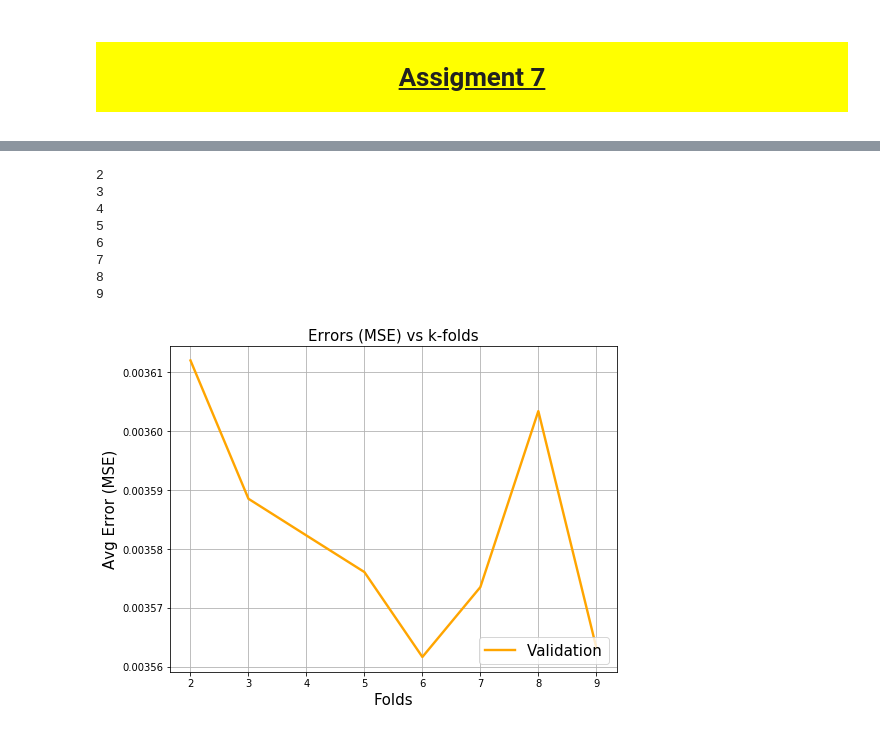
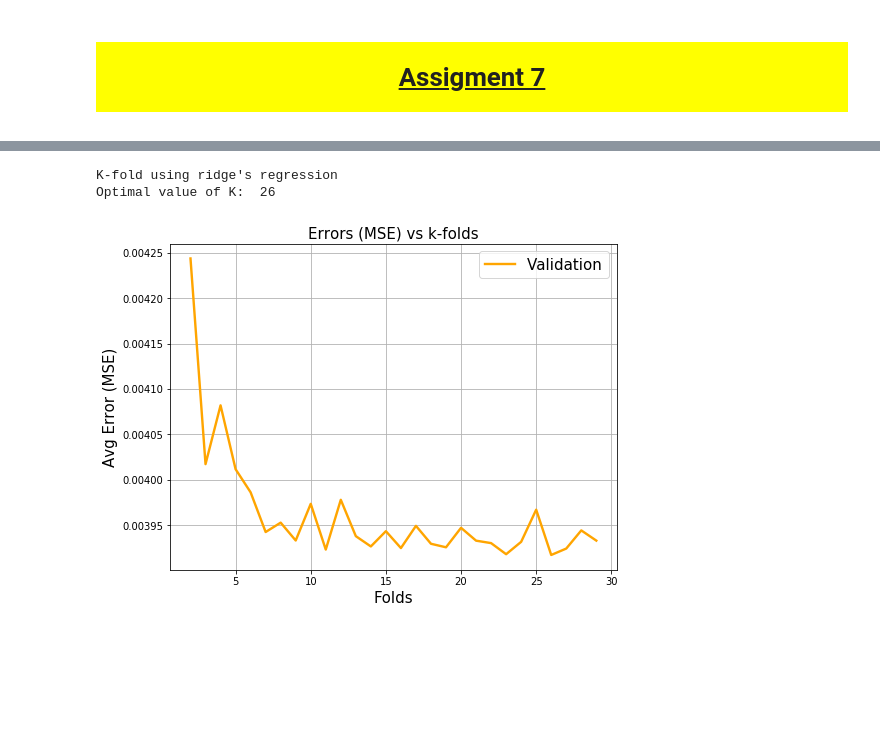
Before and after one commit to anujbansal16/Regularization, a Jupyter notebook: Assignment7.ipynb, the cells around one changed output, grey strips where cells are left out. Saved outputs shown, nothing was run; the diff lists cells and outputs as text; code cells hidden in the pictures; blank space fills up the shorter version.

```diff
--- a/Assignment7.ipynb
+++ b/Assignment7.ipynb
@@ -230,34 +468,32 @@ Will evaluate Validation data (20%):
 # %%
-from sklearn.model_selection import KFold
-def kFold(trainFile,percent,independentVariable=[1,2,3,4,5,6,7],targetIndex=8,forGraph=False,testFile=None):
-    data=pd.read_csv(trainFile).values
+def kFold(trainFile,percent,lambdaV=10,mxfolds=30,independentVariable=[1,2,3,4,5,6,7],targetIndex=8,forGraph=False,testFile=None):
+    data=pd.read_csv(trainFile)
+    data=data.sample(frac=1).values
     independentVariable=[0]+independentVariable
 
     train,testFinal=splitTrainTest(data,percent)
-
     if testFile:
         testFinal=pd.read_csv(testFile).values
 
+    testFinalY=testFinal[:,targetIndex]
+    testFinal[:,0]=1 #changeing first column to constant so it can be used for intercept
     train[:,0]=1
+    testFinal=testFinal[:,independentVariable]
     ######################### K-Folds #####################
-
 #     kValues=[i for i in range(2,len(train)+1)]
-    kValues=[i for i in range(2,10)]
-    lambdaV=1
+    kValues=[i for i in range(2,mxfolds)]
     kFoldAvgError=[]
+    kFoldUnseenErr=[]
     for k in kValues:
-        print(k)
+#         print(k)
         mseErrorsValid=[]
         mseErrorsTrain=[]
 
         kf = KFold(n_splits=k)
         kf.get_n_splits(train)
         for train_index, test_index in kf.split(train):
-#             print("TRAIN:", len(train_index), "TEST:", len(test_index))
             testY=train[test_index,targetIndex]
             trainY=train[train_index,targetIndex]
-
-    #         test[:,0]=1 #changeing first column to constant so it can be used for intercept
 
             trainX=train[train_index]
             trainX=trainX[:,independentVariable]
@@ -272,12 +508,13 @@ def kFold(trainFile,percent,independentVariable=[1,2,3,4,5,6,7],targetIndex=8,fo
             inverse=np.linalg.inv(XT*X+iden)
             coefficents=inverse*XT*y
             predictedValid=np.array(testX*coefficents)
-    #         predictedTrain=np.array(train*coefficents)
+            predictedUnseen=np.array(testFinal*coefficents)
             mseErrorsValid.append(MSE(testY,predictedValid))
 
         kFoldAvgError.append(np.average(mseErrorsValid))
+        kFoldUnseenErr.append(MSE(testFinalY,predictedUnseen))
     ######################### K-Folds #####################
-
+    print("Optimal value of K: ",kValues[np.argmin(kFoldAvgError)])
     plt.figure(figsize=(8,6))
     plt.xlabel('xlabel', fontsize=15)
     plt.ylabel('ylabel', fontsize=15)
@@ -287,18 +524,13 @@ def kFold(trainFile,percent,independentVariable=[1,2,3,4,5,6,7],targetIndex=8,fo
     plt.xlabel("Folds")
     plt.grid(True)
     plt.plot(kValues,kFoldAvgError,color="orange",linewidth="2.4",label="Validation")
-#     plt.plot(lambdaVal,mseErrorsTrain,color="green",linewidth="2.4",label="Training")
-    plt.legend(loc=4,fontsize=15)
+#     plt.plot(kValues,kFoldUnseenErr,color="green",linewidth="2.4",label="Training")
+    plt.legend(loc=0,fontsize=15)
     plt.show()
-# %%
-kFold("AdmissionDataset/data.csv",80)
-# %% [output]
-2
-3
-4
-5
-6
-7
-8
-9
-[figure, removed]
+# %%
+print("K-fold using ridge's regression")
+kFold("AdmissionDataset/data.csv",percent=80,lambdaV=10)
+# %% [output]
+K-fold using ridge's regression
+Optimal value of K:  26
+[figure, added]
```
Also changed, not shown: parts of 22 cells of this notebook, 1 other file.
